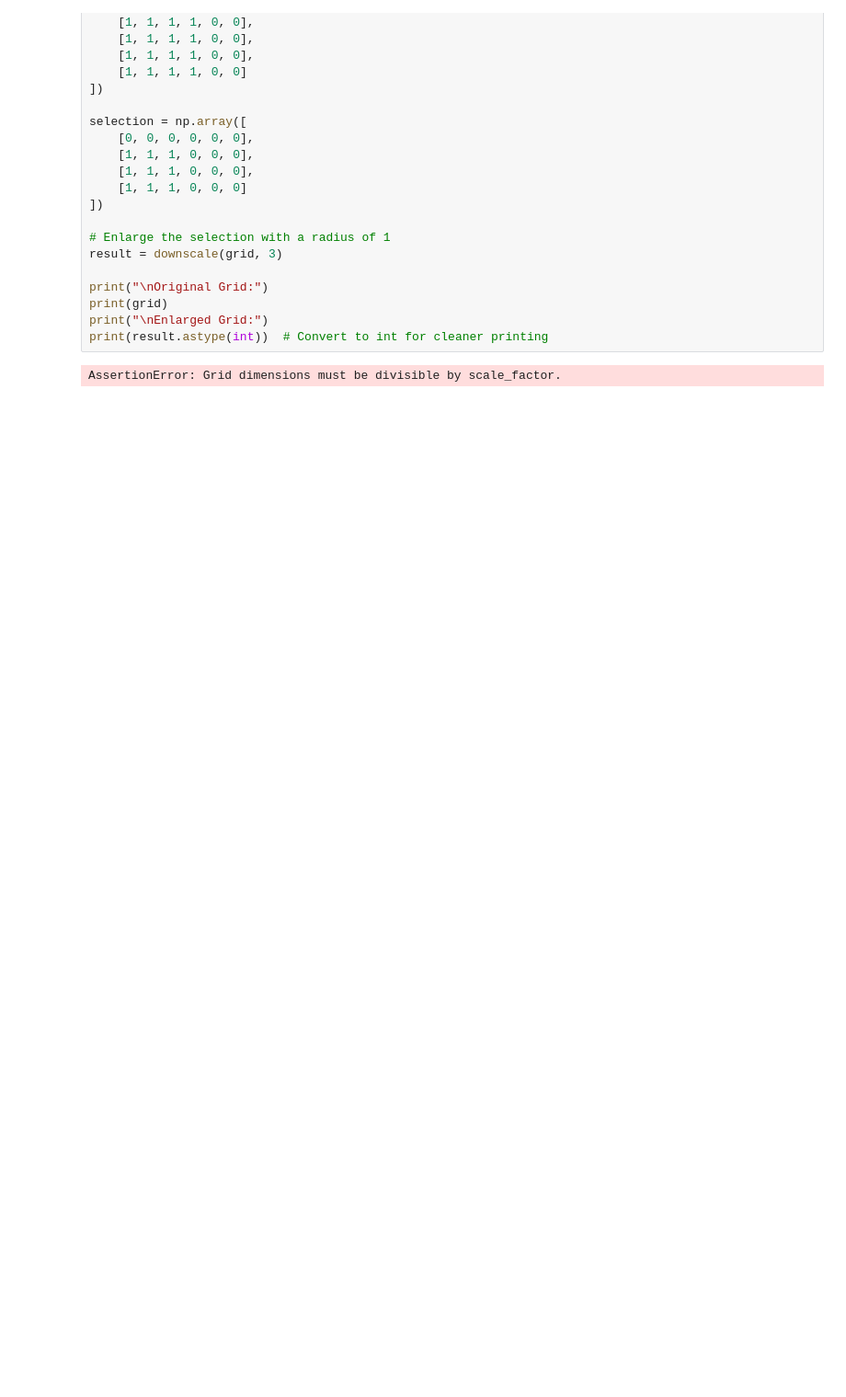
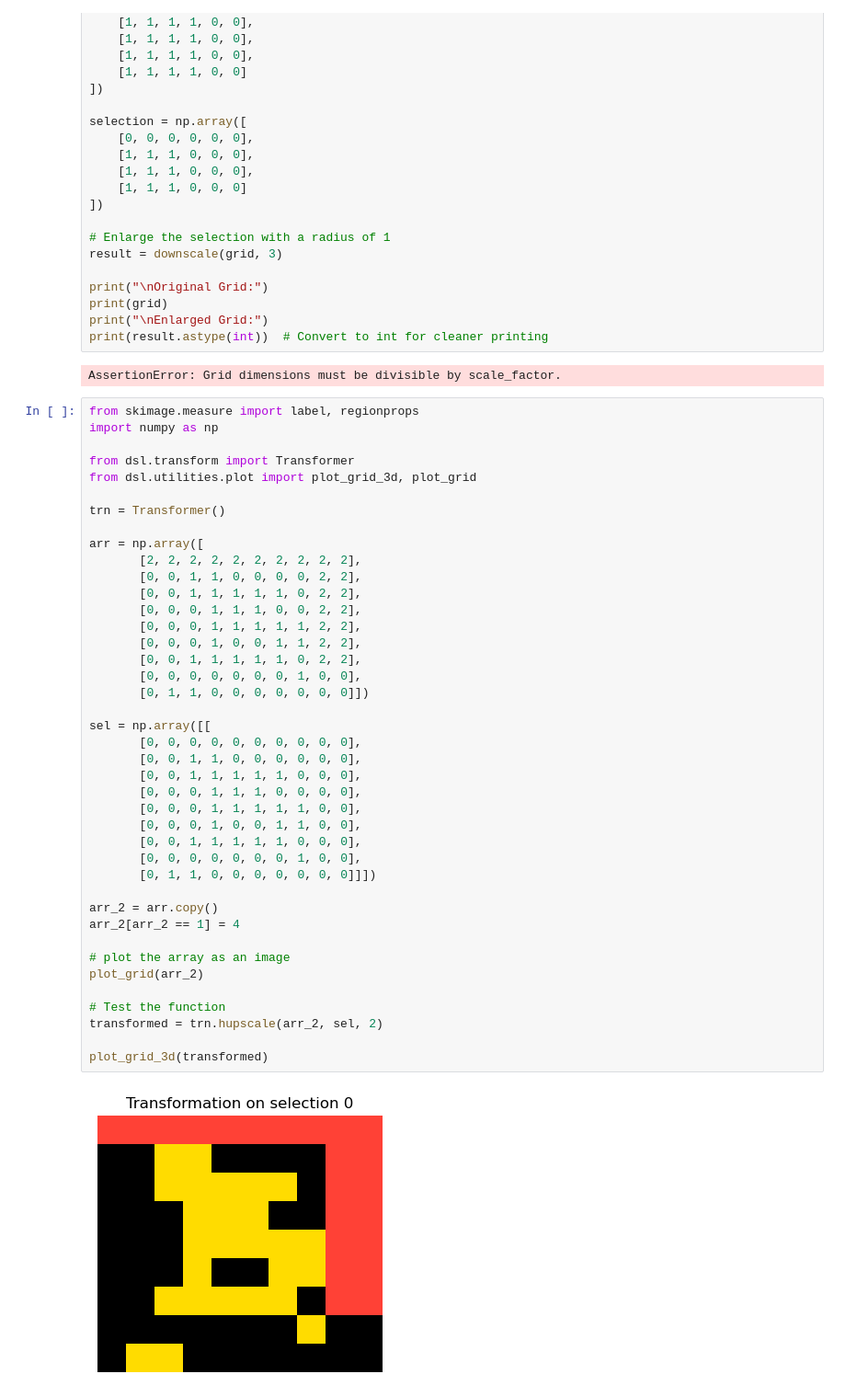
Before and after one commit to francescobraicovich/ARC2, a Jupyter notebook: code/exploration.ipynb, the cells around one changed output. Shown at 92% size. Cells and saved outputs as stored; diff of their text form; blank space fills up the shorter version.

Commit message:
Implemented hupscale

```diff
--- a/code/exploration.ipynb
+++ b/code/exploration.ipynb
@@ -328,3 +323,46 @@ print("\nEnlarged Grid:")
 print(result.astype(int))  # Convert to int for cleaner printing
 # %% [output]
 AssertionError: Grid dimensions must be divisible by scale_factor.
+# %%
+from skimage.measure import label, regionprops
+import numpy as np
+
+from dsl.transform import Transformer
+from dsl.utilities.plot import plot_grid_3d, plot_grid
+
+trn = Transformer()
+
+arr = np.array([
+       [2, 2, 2, 2, 2, 2, 2, 2, 2, 2],
+       [0, 0, 1, 1, 0, 0, 0, 0, 2, 2],
+       [0, 0, 1, 1, 1, 1, 1, 0, 2, 2],
+       [0, 0, 0, 1, 1, 1, 0, 0, 2, 2],
+       [0, 0, 0, 1, 1, 1, 1, 1, 2, 2],
+       [0, 0, 0, 1, 0, 0, 1, 1, 2, 2],
+       [0, 0, 1, 1, 1, 1, 1, 0, 2, 2],
+       [0, 0, 0, 0, 0, 0, 0, 1, 0, 0],
+       [0, 1, 1, 0, 0, 0, 0, 0, 0, 0]])
+
+sel = np.array([[
+       [0, 0, 0, 0, 0, 0, 0, 0, 0, 0],
+       [0, 0, 1, 1, 0, 0, 0, 0, 0, 0],
+       [0, 0, 1, 1, 1, 1, 1, 0, 0, 0],
+       [0, 0, 0, 1, 1, 1, 0, 0, 0, 0],
+       [0, 0, 0, 1, 1, 1, 1, 1, 0, 0],
+       [0, 0, 0, 1, 0, 0, 1, 1, 0, 0],
+       [0, 0, 1, 1, 1, 1, 1, 0, 0, 0],
+       [0, 0, 0, 0, 0, 0, 0, 1, 0, 0],
+       [0, 1, 1, 0, 0, 0, 0, 0, 0, 0]]])
+
+arr_2 = arr.copy()
+arr_2[arr_2 == 1] = 4
+
+# plot the array as an image
+plot_grid(arr_2)
+
+# Test the function
+transformed = trn.hupscale(arr_2, sel, 2)
+
+plot_grid_3d(transformed)
+# %% [output]
+[figure, added]
```
Also changed, not shown: parts of 3 cells of this notebook.
